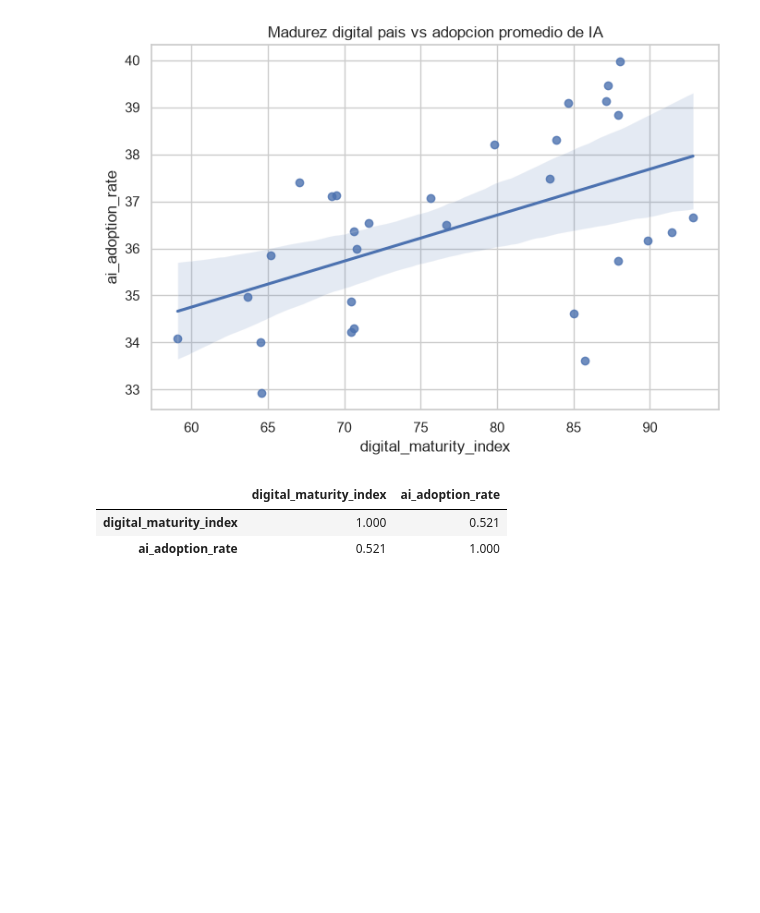
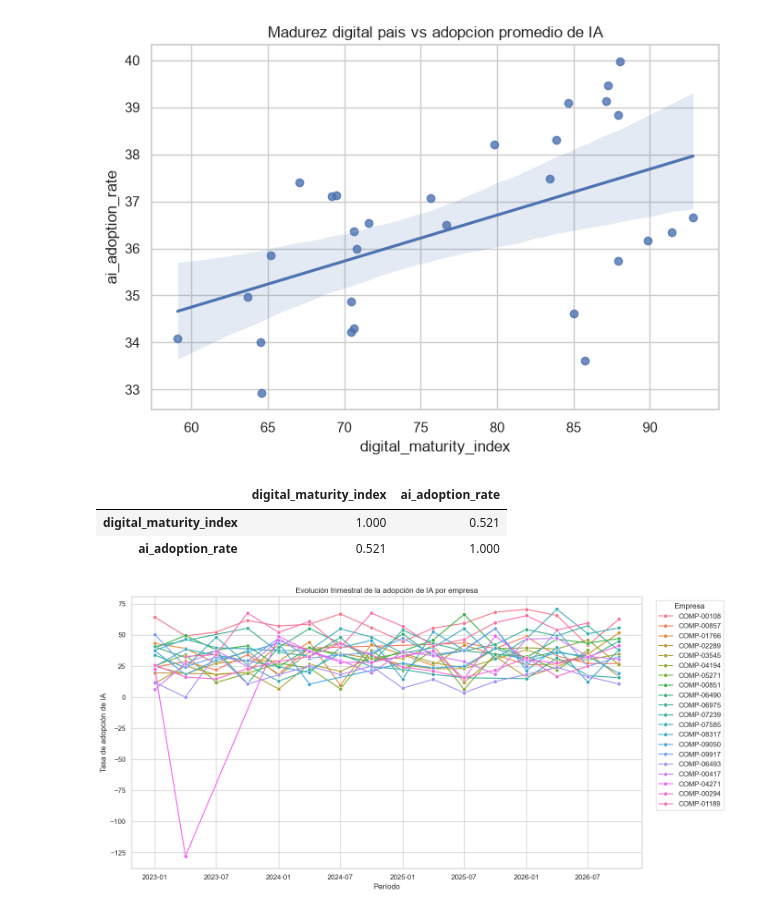
Before and after one commit to Ericsig/DiploDatos, a Jupyter notebook: notebook/eda_notebook.ipynb, the cells around one changed output. Drawn from its saved outputs; the diff is of its cells as text; code cells hidden in the pictures; blank space fills up the shorter version.

```diff
--- a/notebook/eda_notebook.ipynb
+++ b/notebook/eda_notebook.ipynb
@@ -359,3 +487,42 @@ country_merged[['digital_maturity_index', 'ai_adoption_rate']].corr().round(3)
 |  | digital_maturity_index | ai_adoption_rate |
 | digital_maturity_index | 1.000 | 0.521 |
 | ai_adoption_rate | 0.521 | 1.000 |
+# %%
+plot_df = company.dropna(
+    subset=['company_id', 'survey_year', 'quarter', 'ai_adoption_rate']
+).copy()
+
+plot_df['period'] = pd.PeriodIndex(
+    year=plot_df['survey_year'].astype(int),
+    quarter=plot_df['quarter'].str.extract(r'(\d)')[0].astype(int),
+    freq='Q'
+).to_timestamp()
+
+# Muestra reproducible de 20 empresas
+selected_companies = (
+    plot_df['company_id']
+    .drop_duplicates()
+    .sample(20, random_state=42)
+)
+
+sample_df = plot_df[
+    plot_df['company_id'].isin(selected_companies)
+].sort_values('period')
+
+plt.figure(figsize=(14, 7))
+sns.lineplot(
+    data=sample_df,
+    x='period',
+    y='ai_adoption_rate',
+    hue='company_id',
+    marker='o'
+)
+
+plt.title('Evolución trimestral de la adopción de IA por empresa')
+plt.xlabel('Período')
+plt.ylabel('Tasa de adopción de IA')
+plt.legend(title='Empresa', bbox_to_anchor=(1.02, 1), loc='upper left')
+plt.tight_layout()
+plt.show()
+# %% [output]
+[figure, added]
```
Also changed, not shown: parts of 9 cells of this notebook.
